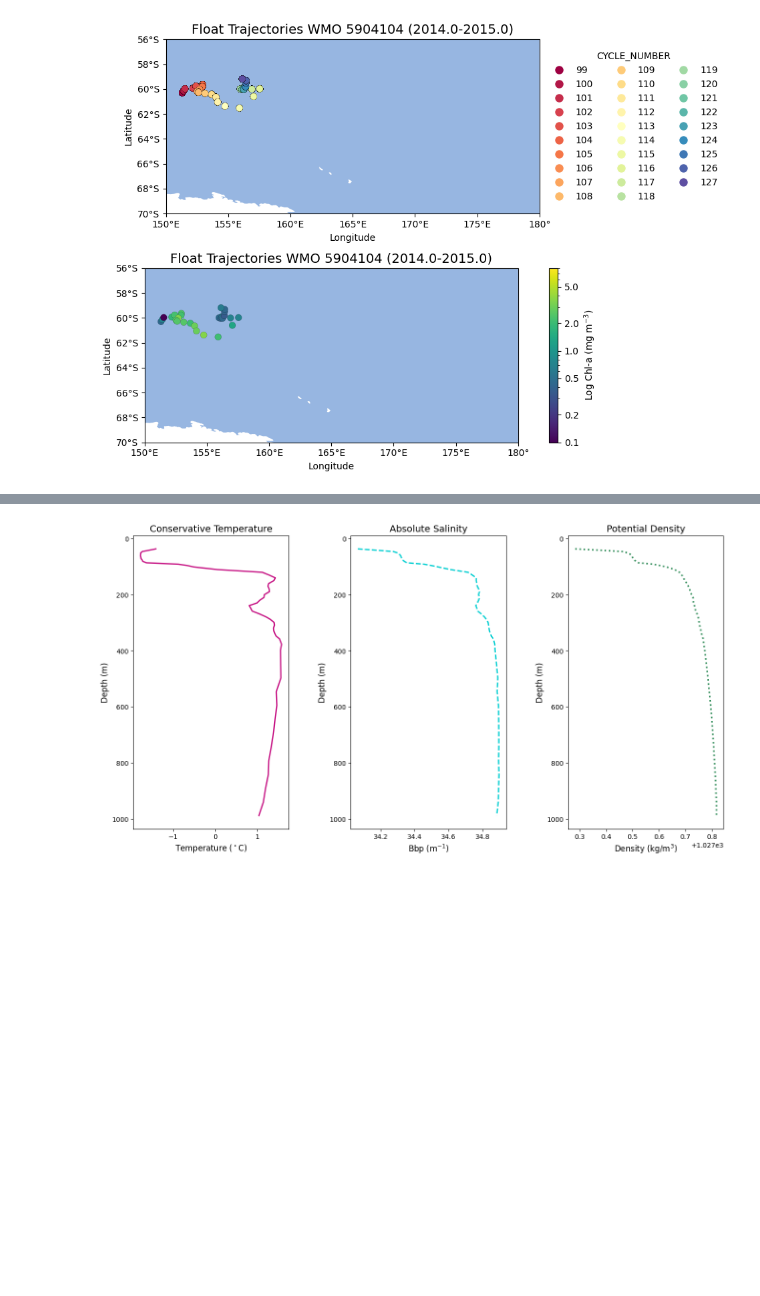
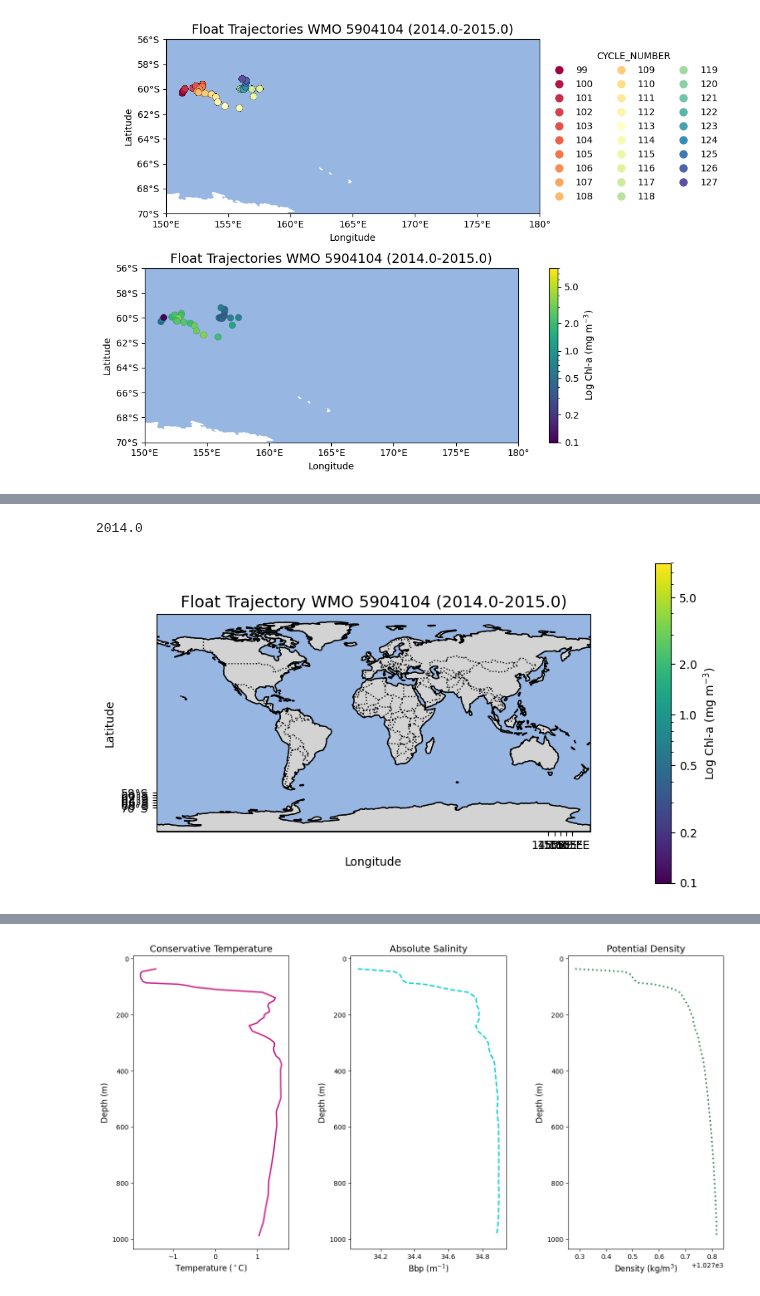
Before and after one commit to Lilah-Asalie/IBIS_Project, a Jupyter notebook: Pressure.ipynb, the cells around one changed output, grey strips where cells are left out. Cells and saved outputs as stored; diff of their text form; code cells hidden in the pictures; blank space fills up the shorter version.

```diff
--- a/Pressure.ipynb
+++ b/Pressure.ipynb
@@ -444,0 +480,12 @@ traj_yr_cycle(df = pdf_clean, season = '2014.0-2015.0', WMOID = 5904104)
+# %%
+ # writing function
+def subset_year(df, yr1,yr2):
+
+    subset = df[df['year'].isin([yr1,yr2])]
+    # add subset by the productive months
+    # subset = subset[subset['month'].isin([1,2,3,4,10,11,12])]
+
+    return subset
+
+pdf_year = subset_year(pdf,2014,2015)
+pdf_year
@@ -444,0 +506,64 @@ traj_yr_cycle(df = pdf_clean, season = '2014.0-2015.0', WMOID = 5904104)
+# %%
+pdf_year['year'].min()
+# %% [output]
+2014.0
+# %%
+def traj_yr_wmo(df, year, WMOID):
+
+
+    #subset to productive months
+    df = df[df['year'].isin([year])]
+
+    fig = plt.figure(figsize=(8, 8))
+    ax = plt.axes(projection=ccrs.PlateCarree())
+
+    # add basemap features
+    ax.add_feature(cfeature.COASTLINE)
+    ax.add_feature(cfeature.BORDERS, linestyle=':')
+    ax.add_feature(cfeature.LAND, edgecolor='black', facecolor='lightgray')
+    ax.add_feature(cfeature.OCEAN)
+
+    #add profile locations -----------------
+    # df_chla = (df.loc[df.groupby(['WMOID', 'CYCLE_NUMBER'])['CHLA_ADJUSTED'].idxmax()])
+
+    # for eddy profile
+    # eddy_wmoid = 5906581
+    # df_eddy = df[df['WMOID'] == eddy_wmoid]
+    # df_chla = (df_eddy.loc[df_eddy.groupby(['WMOID', 'CYCLE_NUMBER'])['CHLA_ADJUSTED'].idxmax()])
+
+    df_1 = df[df['WMOID'] == WMOID]
+    df_chla = (df_1.loc[df_1.groupby(['WMOID', 'CYCLE_NUMBER'])['CHLA_ADJUSTED'].idxmax()]) # this is for DCM
+    #get chla at 5 dbar in all profiles, this is for surface chla
+    # df_surface = (df_chla.loc[df_chla.groupby(['WMOID', 'CYCLE_NUMBER'])['PRES_ADJUSTED'].apply(lambda x: (x - 5).abs().idxmin())])
+
+
+    sc = ax.scatter(df_chla['LONGITUDE'], df_chla['LATITUDE'],c=df_chla['CHLA_ADJUSTED'],
+        cmap='viridis',s=60,transform=ccrs.PlateCarree(),norm=LogNorm(vmin=0.1, vmax=8), edgecolor='k', linewidth=0.1)
+
+    # labels
+    lon_ticks = np.arange(145, 170, 5)
+    lat_ticks = np.arange(-70, -56, 2)
+    ax.set_xticks(lon_ticks, crs=ccrs.PlateCarree())
+    ax.set_yticks(lat_ticks, crs=ccrs.PlateCarree())
+    ax.xaxis.set_major_formatter(LongitudeFormatter(zero_direction_label=True))
+    ax.yaxis.set_major_formatter(LatitudeFormatter())
+
+    ax.set_title(f'Float Trajectory WMO {WMOID} ({year})', fontsize=14)
+    ax.set_xlabel('Longitude')
+    ax.set_ylabel('Latitude')
+
+
+    cbar = plt.colorbar(sc, ax=ax, orientation='vertical', pad=0.11,shrink=0.5)
+    cbar.set_label('Log Chl-a (mg m$^{-3}$)')
+    cbar.locator = LogLocator(base=10, subs=(1, 2, 5))
+    cbar.formatter = FormatStrFormatter("%.1f")
+    cbar.update_ticks()
+
+
+    plt.tight_layout()
+    plt.show()
+
+# traj_yr_wmo(df = pdf_clean, season = '2014.0-2015.0', WMOID= 5904105)
+traj_yr_wmo(df = pdf_year, year = '2014.0-2015.0', WMOID= 5904104)
+# %% [output]
+[figure, added]
```
Also changed, not shown: parts of 27 cells of this notebook, 1 other file.
